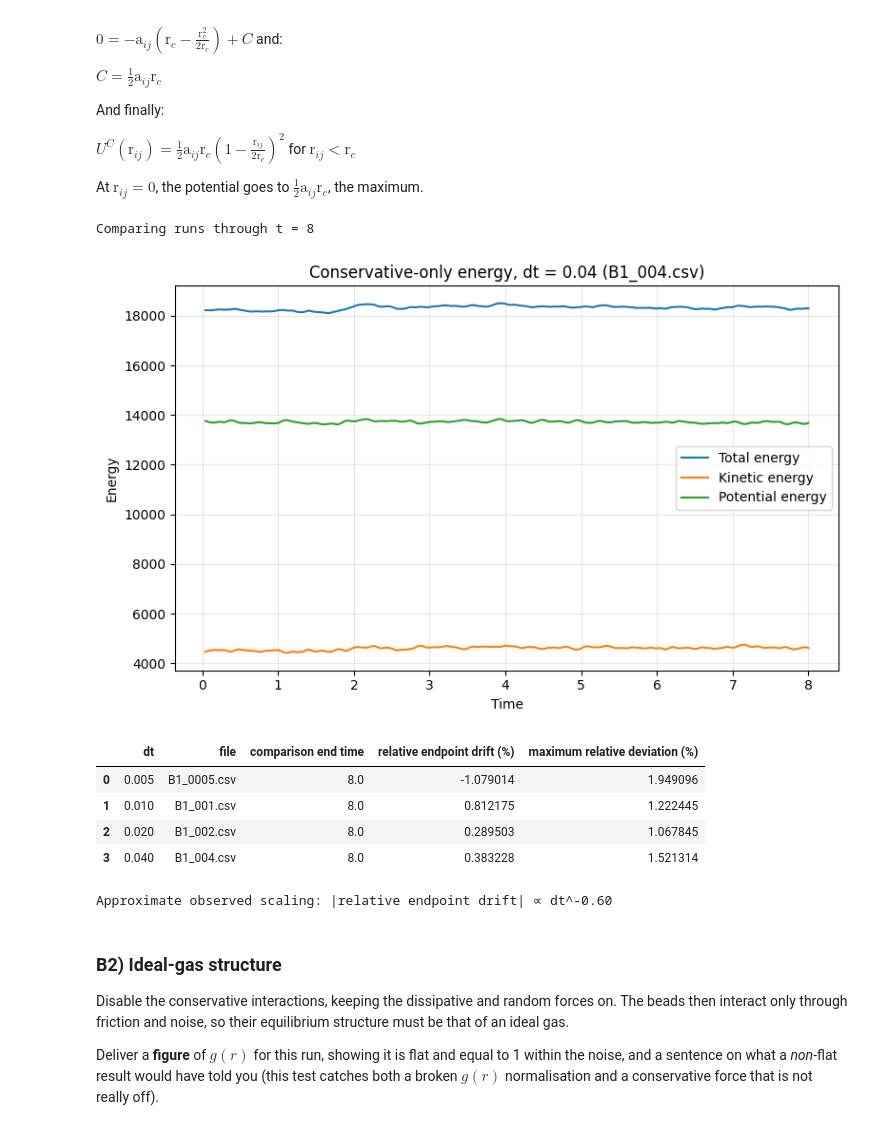
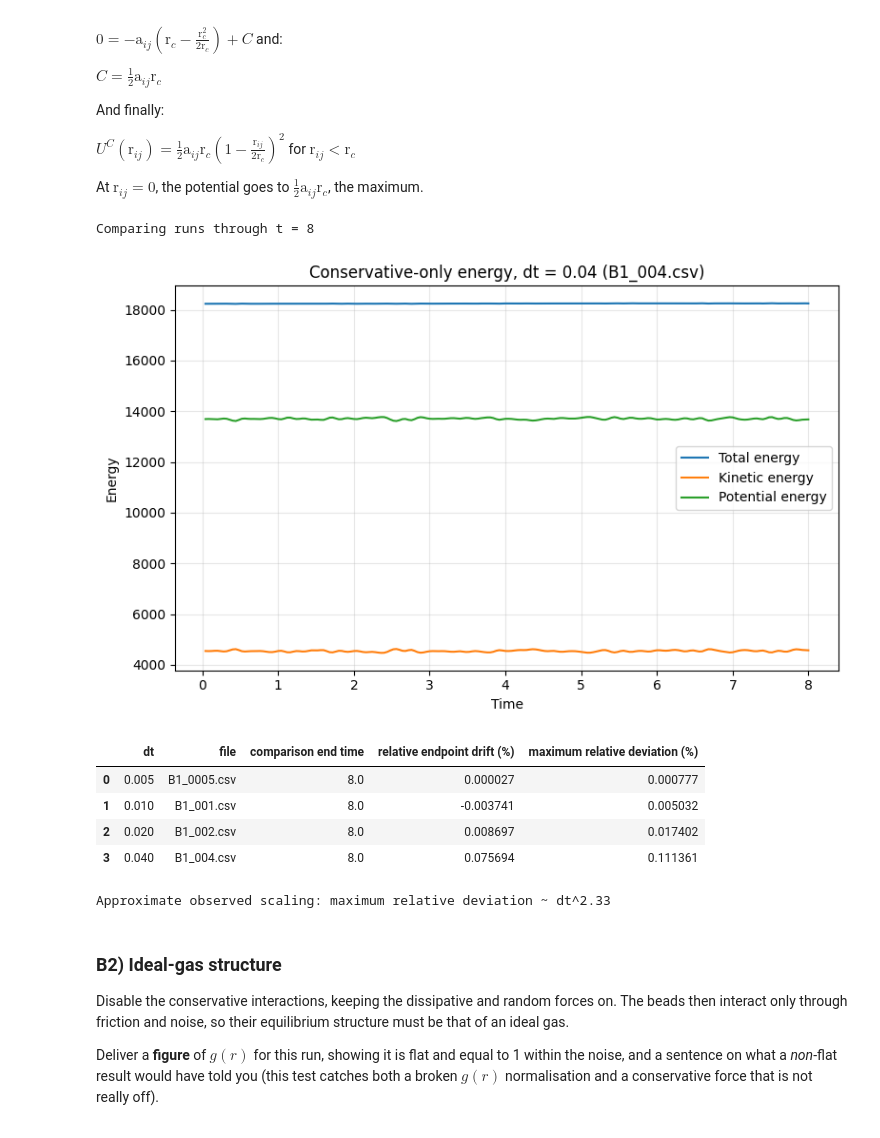
Before and after one commit to datomic117/Particle_based_simulations, a Jupyter notebook: Assignment_3/A3.ipynb, the cells around one changed output. Saved outputs shown, nothing was run; the diff lists cells and outputs as text; code cells hidden in the pictures.

```diff
--- a/Assignment_3/A3.ipynb
+++ b/Assignment_3/A3.ipynb
@@ -473,7 +504,7 @@ def normalise(name):
 
 def load_energy_file(path, dt):
     # Read CSV data with a header row.
-    df = pd.read_csv(path, comment="#", encoding="utf-16")
+    df = pd.read_csv(path, comment="#")
     df.columns = [str(column).strip() for column in df.columns]
 
     columns = {normalise(column): column for column in df.columns}
@@ -585,53 +616,46 @@ for dt, (path, data) in sorted(runs.items()):
 
     initial_energy = energy[0]
     end_energy = np.interp(common_end_time, time, energy)
     energy_with_endpoint = np.append(energy, end_energy)
 
     if initial_energy == 0:
         endpoint_drift = np.nan
         max_deviation = np.nan
     else:
         endpoint_drift = 100 * (end_energy - initial_energy) / abs(initial_energy)
         max_deviation = (
             100 * np.max(np.abs(energy_with_endpoint - initial_energy))
             / abs(initial_energy)
         )
 
     rows.append({
         "dt": dt,
         "file": path.name,
         "comparison end time": common_end_time,
         "relative endpoint drift (%)": endpoint_drift,
         "maximum relative deviation (%)": max_deviation,
     })
 
 drift_table = pd.DataFrame(rows).sort_values("dt")
 display(drift_table)
 
-# Estimate the power-law scaling from absolute endpoint drift values.
-valid = drift_table[
-    np.isfinite(drift_table["relative endpoint drift (%)"])
-    & (drift_table["relative endpoint drift (%)"].abs() > 0)
-]
-
+# Estimate the power-law scaling from the maximum deviation (the endpoint value of an oscillating error
+# is not a drift, so it is not used for the scaling)
+valid = drift_table[drift_table["maximum relative deviation (%)"] > 0]
 if len(valid) >= 2:
-    slope = np.polyfit(
-        np.log(valid["dt"]),
-        np.log(valid["relative endpoint drift (%)"].abs()),
-        1,
-    )[0]
-    print(f"Approximate observed scaling: |relative endpoint drift| ∝ dt^{slope:.2f}")
+    slope = np.polyfit(np.log(valid["dt"]), np.log(valid["maximum relative deviation (%)"]), 1)[0]
+    print(f"Approximate observed scaling: maximum relative deviation ~ dt^{slope:.2f}")
 else:
-    print("Not enough nonzero drift values to estimate timestep scaling.")
+    print("Not enough nonzero deviations to estimate timestep scaling.")
 # %% [output]
 Comparing runs through t = 8
-[figure, old version]
+[figure, new version]
 |  | dt | file | comparison end time | relative endpoint drift (%) | maximum relative deviation (%) |
-| 0 | 0.005 | B1_0005.csv | 8.0 | -1.079014 | 1.949096 |
-| 1 | 0.010 | B1_001.csv | 8.0 | 0.812175 | 1.222445 |
-| 2 | 0.020 | B1_002.csv | 8.0 | 0.289503 | 1.067845 |
-| 3 | 0.040 | B1_004.csv | 8.0 | 0.383228 | 1.521314 |
+| 0 | 0.005 | B1_0005.csv | 8.0 | 0.000027 | 0.000777 |
+| 1 | 0.010 | B1_001.csv | 8.0 | -0.003741 | 0.005032 |
+| 2 | 0.020 | B1_002.csv | 8.0 | 0.008697 | 0.017402 |
+| 3 | 0.040 | B1_004.csv | 8.0 | 0.075694 | 0.111361 |
-Approximate observed scaling: |relative endpoint drift| ∝ dt^-0.60
+Approximate observed scaling: maximum relative deviation ~ dt^2.33
 # %% [markdown]
 ### B2) Ideal-gas structure
 
```
Also changed, not shown: parts of 17 cells of this notebook, 10 other files.
